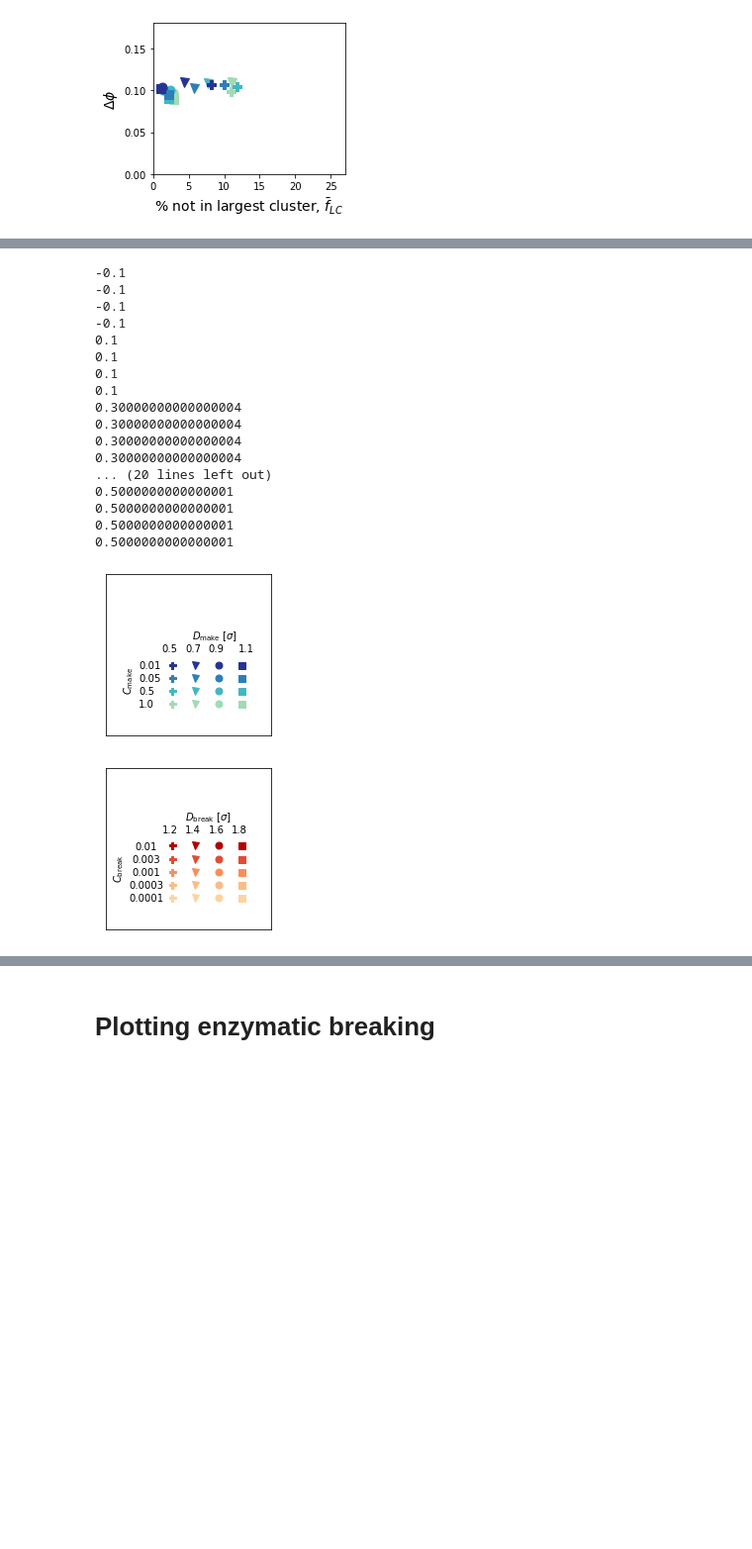
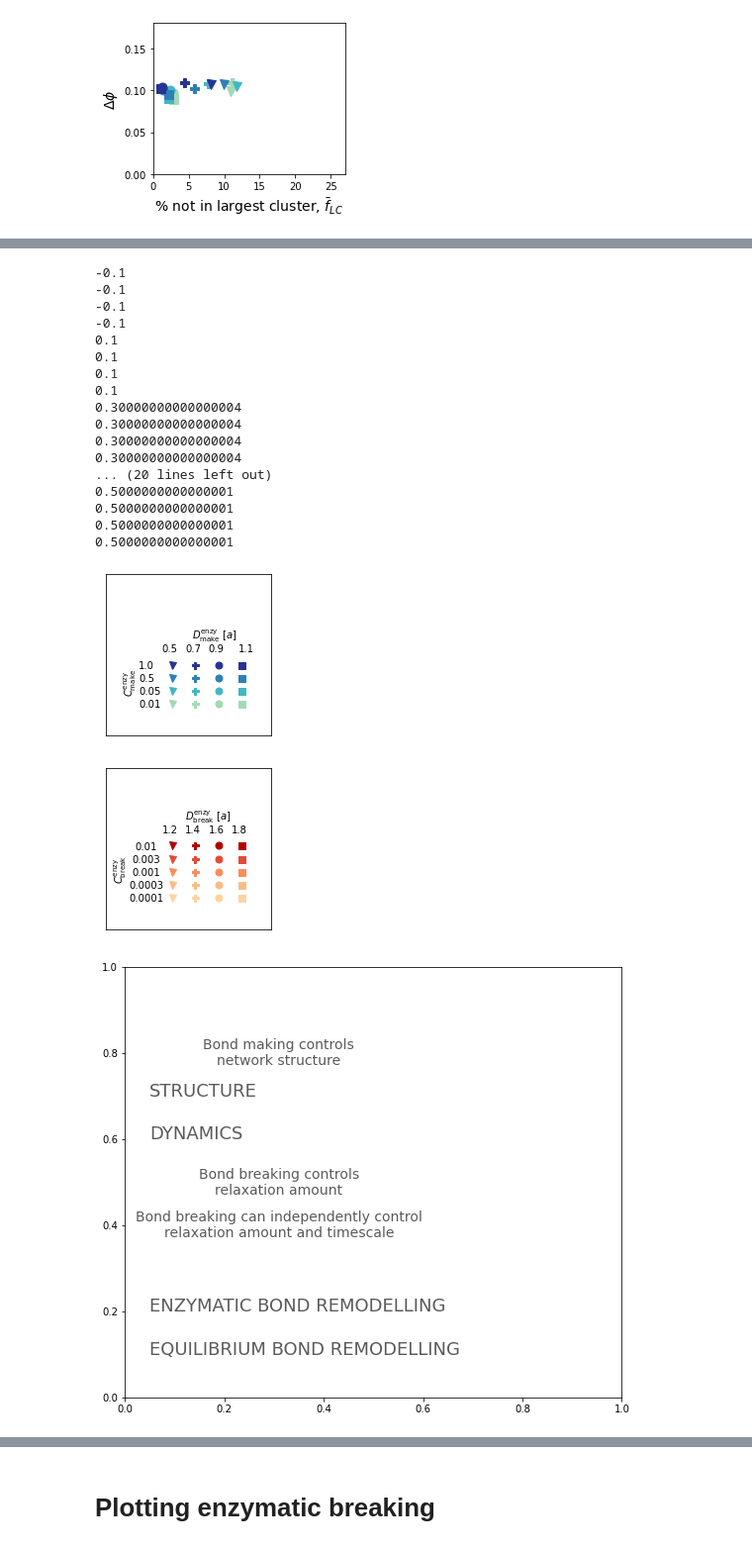
Before and after one commit to Billie1717/CollagenIVProject, a Jupyter notebook: Data_and_Figures/TechnicalProject/Fig_NonEquilibrium/NonEquilibrium.ipynb, the cells around one changed output, grey strips where cells are left out. Shown at 99% size. Saved outputs shown, nothing was run; the diff lists cells and outputs as text; code cells hidden in the pictures; blank space fills up the shorter version.

```diff
--- a/Data_and_Figures/TechnicalProject/Fig_NonEquilibrium/NonEquilibrium.ipynb
+++ b/Data_and_Figures/TechnicalProject/Fig_NonEquilibrium/NonEquilibrium.ipynb
@@ -12,12 +12,14 @@ import os
 
 datadir0  = '/Users/billiemeadowcroft/Dropbox/PhDGithub/RemoteCollagenIV/Data_and_Figures/TechnicalProject/Fig_NonEquilibrium/Data/'
 plotsdir  = '/Users/billiemeadowcroft/Dropbox/PhDGithub/RemoteCollagenIV/Data_and_Figures/TechnicalProject/Fig_NonEquilibrium/Plots/'
-
+cmap = plt.get_cmap('YlOrRd_r')
+cmap3 = plt.get_cmap('YlOrRd')
+cmap2 = plt.get_cmap('YlGnBu')
 clrs1 = ['#a1dab4','#41b6c4','#2c7fb8','#253494'] #Bond making colour scheme
 clrs2 = ['#7f0000','#d7301f','#fc8d59','#fdcc8a','#fdd49e','#fef0d9','#fdcc8a','#d7301f'] #Bond breaking colour scheme
 clrs2 = ['#b30000','#e34a33','#fc8d59','#fdbb84','#fdd49e']
 clrs3 = ['#a6611a','#dfc27d','#80cdc1','#018571','steelblue','slateblue'] #equilibrium colour scheme
-markes = ['v','P','o','s']
+markes = ['v','P','o','s','d']
 mss = [10,10.0,9.5,8.5]
 # %% [markdown]
 # Plotting the enzymatic making
@@ -37,7 +39,6 @@ fig,ax = plt.subplots(figsize = (3.8,3))
 MakeProbsActual = [0.01,0.05,0.5,1.0]
 MakeDistsActual = [0.5,0.7,0.9,1.1]
 ms=9
-markes = ['P','v','o','s']
 for i in range(len(MakeProb)):
     for pp in range(len(MakeProbsActual)):
         if MakeProb[i] == MakeProbsActual[pp]:
@@ -67,7 +68,7 @@ fig.tight_layout()
 
 #plotname = 'Enzy_DeltaPhi_vs_NLC.pdf'
 plotname = 'Enzy_DeltaPhi_vs_NLC_IvanEdits2.pdf'
-fig.savefig(plotsdir+plotname)
+#fig.savefig(plotsdir+plotname)
 # %% [output]
 7
 11
@@ -78,13 +192,13 @@ fig.savefig(plotsdir+plotname)
 ## making legend table
 fig2,ax2=plt.subplots(figsize = (3,3))
 
-text1 = r'$C_{\mathrm{make}}$'
-text11 = '0.01'
-text12 = '0.05'
-text13 = '0.5'
-text14 = '1.0'
+text1 = r'$C^{\mathrm{enzy}}_{\mathrm{make}}$'
+text14 = '0.01'
+text13 = '0.05'
+text12 = '0.5'
+text11 = '1.0'
 
-text2 = r'$D_{\mathrm{make}}~[\sigma]$'
+text2 = r'$D^{\mathrm{enzy}}_{\mathrm{make}}~[a]$'
 text20 = '0.5'
 text21 = '0.7'
 text22 = '0.9'
@@ -124,24 +238,26 @@ fig2.savefig(plotsdir+plotname)
 ## making legend table
 fig2,ax2=plt.subplots(figsize = (3,3))
 
-text1 = r'$C_{\mathrm{break}}$'
+text1 = r'$C^{\mathrm{enzy}}_{\mathrm{break}}$'
 text11 = '0.01'
 text12 = '0.003'
 text13 = '0.001'
 text14 = '0.0003'
 text15 = '0.0001'
 
-text2 = r'$D_{\mathrm{break}}~[\sigma]$'
+text2 = r'$D^{\mathrm{enzy}}_{\mathrm{break}}~[a]$'
 text20 = '1.2'
 text21 = '1.4'
 text22 = '1.6'
 text23 = '1.8'
+#text24 = 'X'
 y2 = 01.0
 ax2.text(0.2,y2+0.2,text2)
 ax2.text(-0.15,y2,text20)
 ax2.text(0.2,y2,text21)
 ax2.text(0.55,y2,text22)
 ax2.text(0.9,y2,text23)
+#ax2.text(1.35,y2,text24)
 x1 = -0.65
 y1 = 0.75
 ax2.text(x1 -0.25,y1-0.45,text1,rotation = 'vertical')
@@ -158,32 +274,66 @@ BreakDistsActual = [1.2,1.4,1.6,1.8]
 for dd in range(len(BreakDistsActual)):
     for pp in range(len(BreakProbsActual)):
         ax2.plot([0+dd*0.35],[0+pp*0.2],marker =markes[dd],linestyle = '',color = clrs2[4-pp],markersize = 7)
         print(-0.1+dd*0.2)
 
 ax2.set_xlim([-1.,1.5])
 ax2.set_ylim([-0.5,2.0])
 ax2.set_xticks([])
 ax2.set_yticks([])
 
 plotname = "LegendTable2.pdf"
 fig2.savefig(plotsdir+plotname)
+
+
+fig3,ax3 = plt.subplots(figsize = (9,8))
+#text = 'Equilibrium bond remodelling'
+ext2 = 'Enzymatic bond remodelling'
+text = 'EQUILIBRIUM BOND REMODELLING'
+text2 = 'ENZYMATIC BOND REMODELLING'
+#text3 = 'INFLUENCE OF BOND MAKING'
+text3 = 'BOND MAKING CONTROLS FRAGMENTATION'
+#text4 = 'INFLUENCE OF BOND BREAKING'
+text4 = 'BOND BREAKING CONTROLS RELAXATION DYNAMICS'
+text3 = 'BOND MAKING CONTROLS FRAGMENTATION'
+text4 = 'RELAXATION IS INDEPENDENT FROM STRUCTURAL INTEGRITY'
+text3 = 'RELAXATION AMOUNT IS \nINDEPENDENT FROM RELAXATION TIME'
+text5 = 'DYNAMICS'
+text6 = 'STRUCTURE'
+
+text7 = 'Bond breaking can independently control\nrelaxation amount and timescale'
+text8 = 'Bond breaking controls\nrelaxation amount'
+text9 = 'Bond making controls\nnetwork structure'
+ax3.text(0.05,0.1,text,fontsize = 18,color = '#5a5a5aff')
+ax3.text(0.05,0.2,text2,fontsize = 18,color = '#5a5a5aff')
+ax3.text(0.05,0.6,text5,fontsize = 18,color = '#5a5a5aff')
+ax3.text(0.05,0.7,text6,fontsize = 18,color = '#5a5a5aff')
+#ax3.text(0.05,0.7,text7,fontsize = 18,color = '#5a5a5aff')
+#ax3.text(0.05,0.6,text8,fontsize = 18,color = '#5a5a5aff')
+#ax3.text(0.31,0.4,text3, fontsize = 14,verticalalignment='center', horizontalalignment='center')
+#ax3.text(0.01,0.4,text3, fontsize = 14,verticalalignment='center', horizontalalignment='center')
+ax3.text(0.31,0.4,text7, fontsize = 14,color = '#5a5a5aff',verticalalignment='center', horizontalalignment='center')
+ax3.text(0.31,0.5,text8, fontsize = 14,color = '#5a5a5aff',verticalalignment='center', horizontalalignment='center')
+ax3.text(0.31,0.8,text9, fontsize = 14,color = '#5a5a5aff',verticalalignment='center', horizontalalignment='center')
+plotname = 'Writingv2.pdf'
+fig3.savefig(plotsdir+plotname)
 # %% [output]
 -0.1
 -0.1
 -0.1
 -0.1
 0.1
 0.1
 0.1
 0.1
 0.30000000000000004
 0.30000000000000004
 0.30000000000000004
 0.30000000000000004
 ... (20 lines left out)
 0.5000000000000001
 0.5000000000000001
 0.5000000000000001
 0.5000000000000001
-[figure, old version]
+[figure, new version]
-[figure, old version]
+[figure, new version]
+[figure, added]
```
Also changed, not shown: parts of 6 cells of this notebook, 52 other files.
